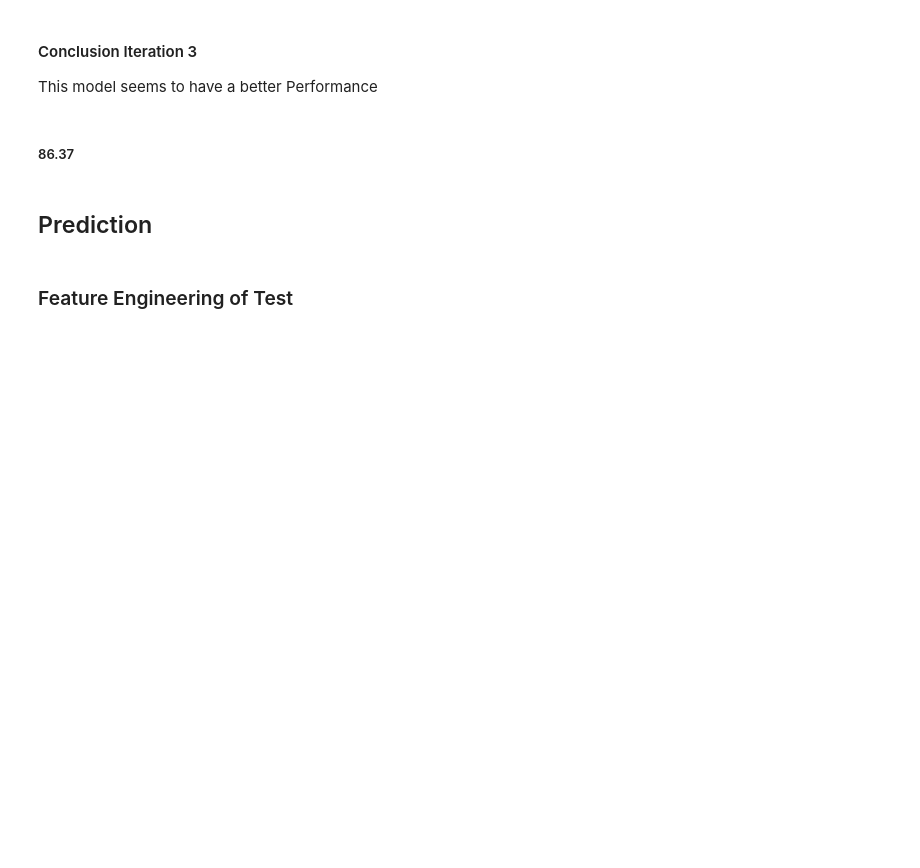
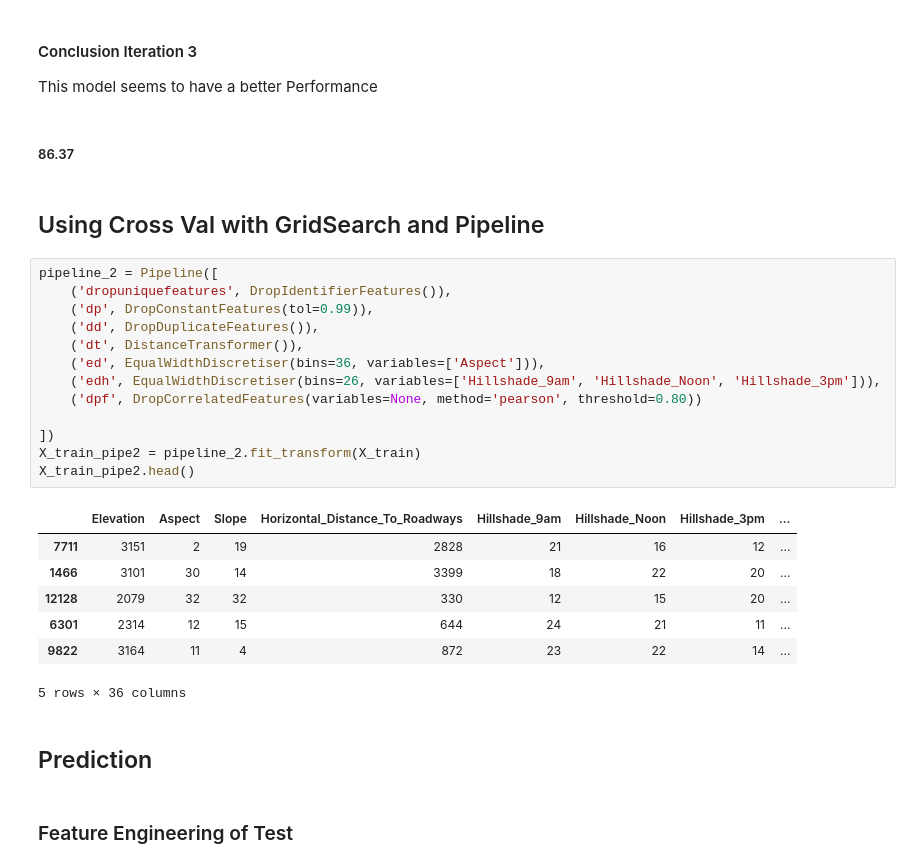
Before and after one commit to hectorpatino/forest_cover_prediction, a Jupyter notebook: notebooks/feature_engineering/not linear/feature_engineering.ipynb, the cells around one changed output. Cells and saved outputs as stored; diff of their text form; blank space fills up the shorter version.

```diff
--- a/notebooks/feature_engineering/not linear/feature_engineering.ipynb
+++ b/notebooks/feature_engineering/not linear/feature_engineering.ipynb
@@ -460,6 +462,29 @@ pd.DataFrame(lgbmg_3.cv_results_).sort_values('rank_test_score').head()
 This model seems to have a better Performance
 # %% [markdown]
 ##### 86.37
+# %% [markdown]
+## Using Cross Val with GridSearch and Pipeline
+# %%
+pipeline_2 = Pipeline([
+    ('dropuniquefeatures', DropIdentifierFeatures()),
+    ('dp', DropConstantFeatures(tol=0.99)),
+    ('dd', DropDuplicateFeatures()),
+    ('dt', DistanceTransformer()),
+    ('ed', EqualWidthDiscretiser(bins=36, variables=['Aspect'])),
+    ('edh', EqualWidthDiscretiser(bins=26, variables=['Hillshade_9am', 'Hillshade_Noon', 'Hillshade_3pm'])),
+    ('dpf', DropCorrelatedFeatures(variables=None, method='pearson', threshold=0.80))
+
+])
+X_train_pipe2 = pipeline_2.fit_transform(X_train)
+X_train_pipe2.head()
+# %% [output]
+|  | Elevation | Aspect | Slope | Horizontal_Distance_To_Roadways | Hillshade_9am | Hillshade_Noon | Hillshade_3pm | ... |
+| 7711 | 3151 | 2 | 19 | 2828 | 21 | 16 | 12 | ... |
+| 1466 | 3101 | 30 | 14 | 3399 | 18 | 22 | 20 | ... |
+| 12128 | 2079 | 32 | 32 | 330 | 12 | 15 | 20 | ... |
+| 6301 | 2314 | 12 | 15 | 644 | 24 | 21 | 11 | ... |
+| 9822 | 3164 | 11 | 4 | 872 | 23 | 22 | 14 | ... |
+5 rows × 36 columns
 # %% [markdown]
 ## Prediction
 # %% [markdown]
```
Also changed, not shown: parts of 2 cells of this notebook.
